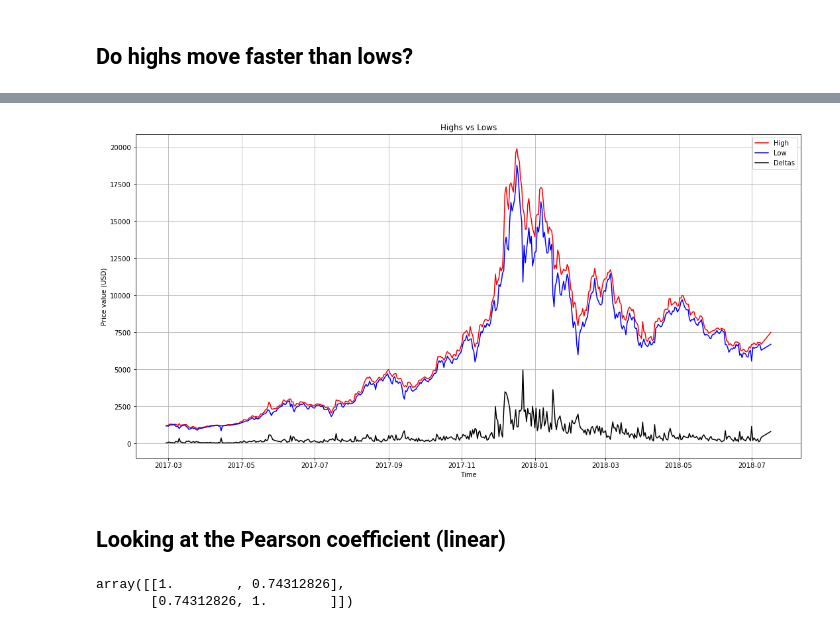
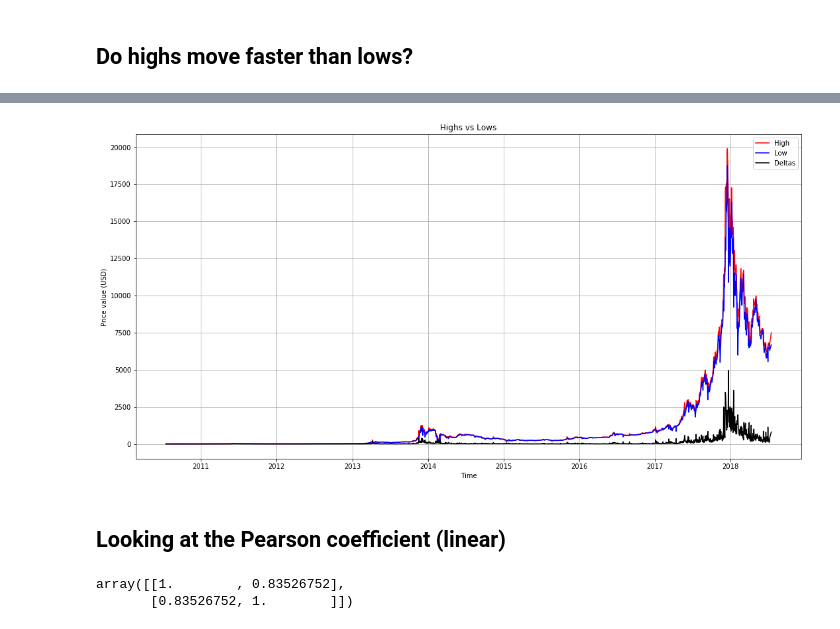
Before and after one commit to ithallojunior/bitcoin_data_analysis, a Jupyter notebook: pure_data_analysis.ipynb, the cells around one changed output, grey strips where cells are left out. Saved outputs shown, nothing was run; the diff lists cells and outputs as text; code cells hidden in the pictures.

```diff
--- a/pure_data_analysis.ipynb
+++ b/pure_data_analysis.ipynb
@@ -11,11 +11,11 @@ from sklearn.neural_network import MLPClassifier
 import copy
 import datetime
 # %%
-df = pd.read_csv("./dataset/BTC-USD.csv")[-500:]
+df = pd.read_csv("./dataset/BTC-USD.csv")#[-500:]
 print "First:", df.Date.values[0]
 print "Last:", df.Date.values[-1]
-df.Dates = pd.to_datetime(df.Date)
+df.Date = pd.to_datetime(df.Date)
 print df.head(), "\n", len(df)
-short_term = 7
-long_term = 30
+short_term = 50
+long_term = 200
 # %% [output]
@@ -130,24 +126,24 @@ Temporaly speaking
 # %%
 deltas = df.High.values-df.Low.values
 
 plt.figure(figsize = (18,9))
-plt.plot(df.Dates.values, df.High.values, c="r", label="High")
-plt.plot(df.Dates.values, df.Low.values, c="b", label="Low")
-plt.plot(df.Dates.values, deltas, c="k", label="Deltas")
+plt.plot(df.Date.values, df.High.values, c="r", label="High")
+plt.plot(df.Date.values, df.Low.values, c="b", label="Low")
+plt.plot(df.Date.values, deltas, c="k", label="Deltas")
 
 
 plt.grid()
 plt.legend(loc="best")
 plt.title("Highs vs Lows")
 plt.xlabel("Time")
 plt.ylabel("Price value (USD)")
 plt.show()
 # %% [output]
-[figure, old version]
+[figure, new version]
 # %% [markdown]
 ## Looking at the Pearson coefficient (linear)
 # %%
 np.corrcoef(deltas, mid.values)
 # %% [output]
-array([[1.        , 0.74312826],
-       [0.74312826, 1.        ]])
+array([[1.        , 0.83526752],
+       [0.83526752, 1.        ]])
```
Also changed, not shown: parts of 8 cells of this notebook, 4 other files.
